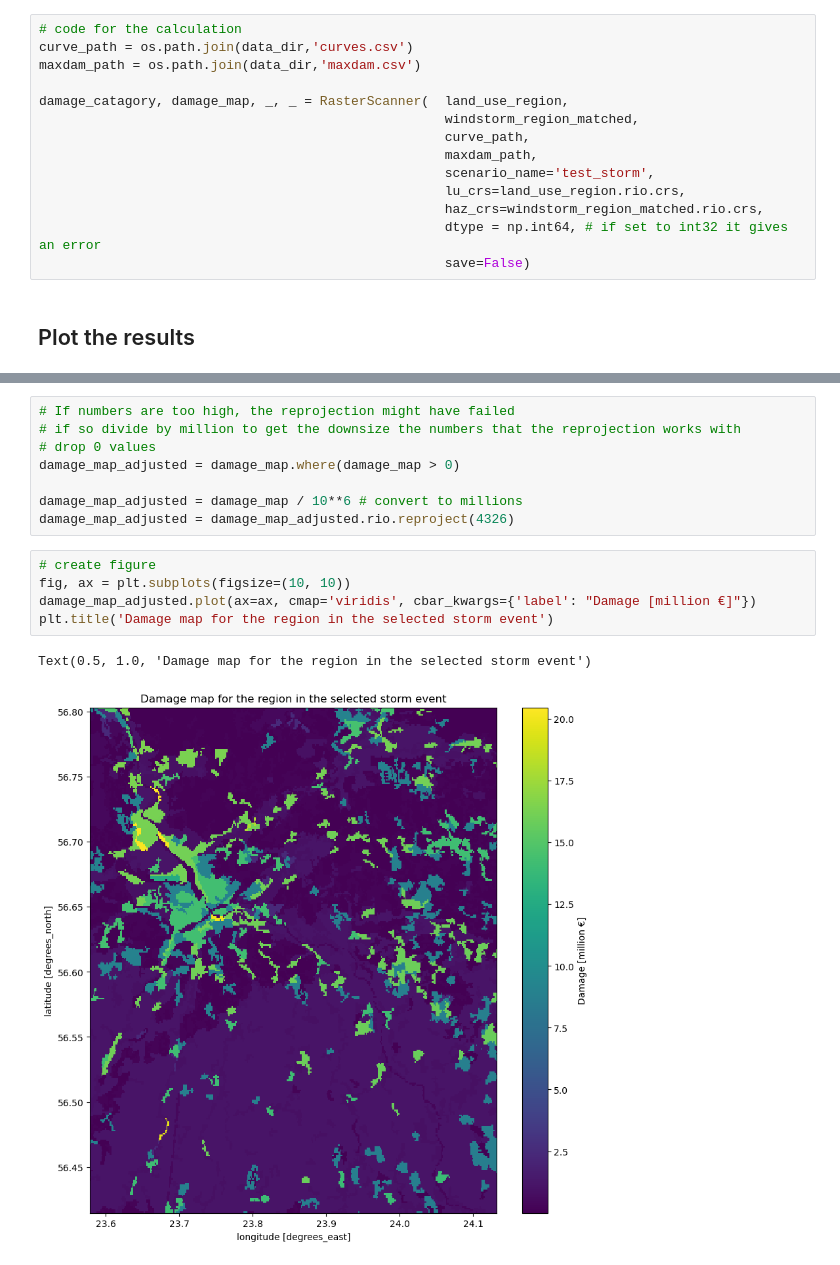
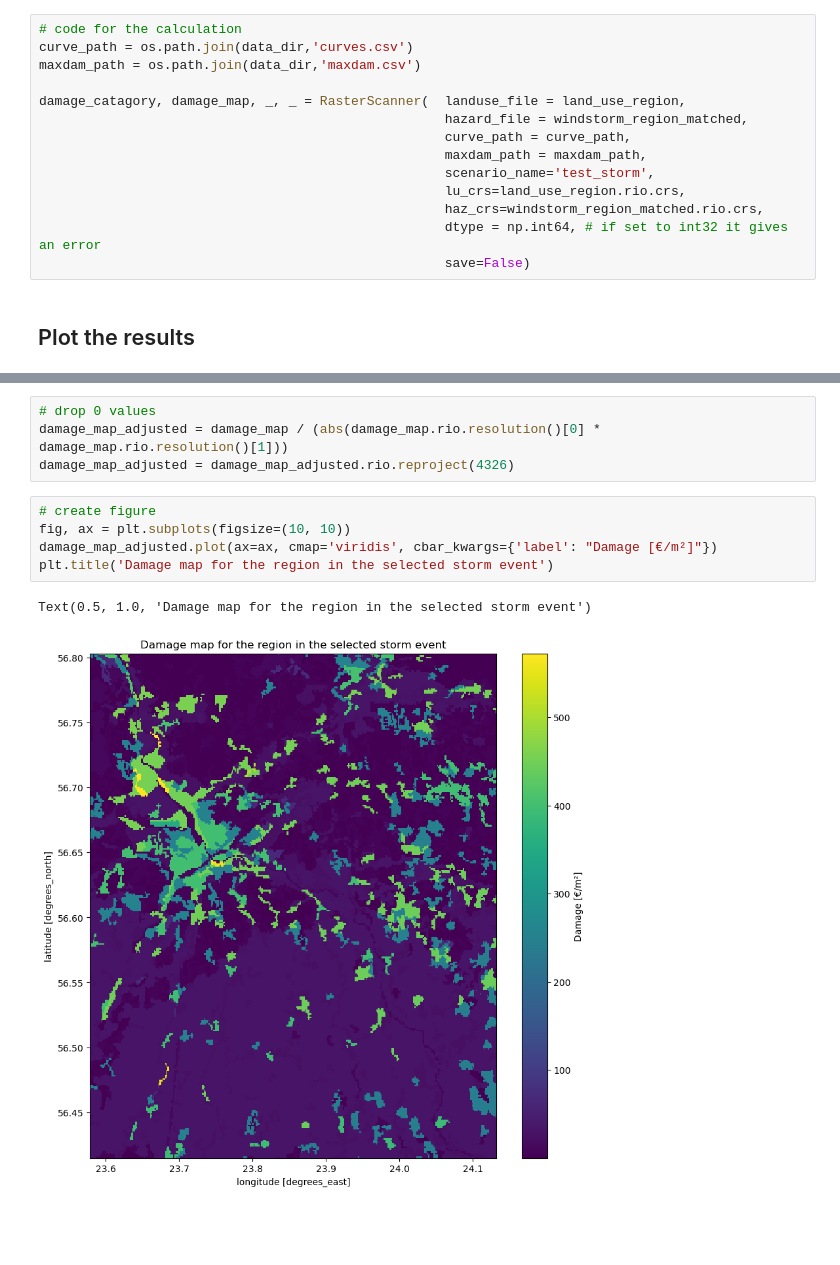
Before and after one commit to CLIMAAX/STORMS, a Jupyter notebook: WIND_raster.ipynb, the cells around one changed output, grey strips where cells are left out. Drawn from its saved outputs; the diff is of its cells as text; blank space fills up the shorter version.

```diff
--- a/WIND_raster.ipynb
+++ b/WIND_raster.ipynb
@@ -377,10 +376,10 @@ Now that we have everything ready, we can do the damage calculation.
 curve_path = os.path.join(data_dir,'curves.csv')
 maxdam_path = os.path.join(data_dir,'maxdam.csv')
 
-damage_catagory, damage_map, _, _ = RasterScanner(  land_use_region,
-                                                    windstorm_region_matched,
-                                                    curve_path,
-                                                    maxdam_path,
+damage_catagory, damage_map, _, _ = RasterScanner(  landuse_file = land_use_region,
+                                                    hazard_file = windstorm_region_matched,
+                                                    curve_path = curve_path,
+                                                    maxdam_path = maxdam_path,
                                                     scenario_name='test_storm',
                                                     lu_crs=land_use_region.rio.crs,
                                                     haz_crs=windstorm_region_matched.rio.crs,
@@ -395,19 +407,15 @@ If the plotting code is large, break it into more cells and explain each part.
 # %%
-# If numbers are too high, the reprojection might have failed
-# if so divide by million to get the downsize the numbers that the reprojection works with
 # drop 0 values
-damage_map_adjusted = damage_map.where(damage_map > 0)
-
-damage_map_adjusted = damage_map / 10**6 # convert to millions
+damage_map_adjusted = damage_map / (abs(damage_map.rio.resolution()[0] * damage_map.rio.resolution()[1]))
 damage_map_adjusted = damage_map_adjusted.rio.reproject(4326)
 # %%
 # create figure
 fig, ax = plt.subplots(figsize=(10, 10))
-damage_map_adjusted.plot(ax=ax, cmap='viridis', cbar_kwargs={'label': "Damage [million €]"})
+damage_map_adjusted.plot(ax=ax, cmap='viridis', cbar_kwargs={'label': "Damage [€/m²]"})
 plt.title('Damage map for the region in the selected storm event')
 # %% [output]
 Text(0.5, 1.0, 'Damage map for the region in the selected storm event')
-[figure, old version]
+[figure, new version]
 # %% [markdown]
 ## Conclusions
 
```
Also changed, not shown: parts of 13 cells of this notebook.
